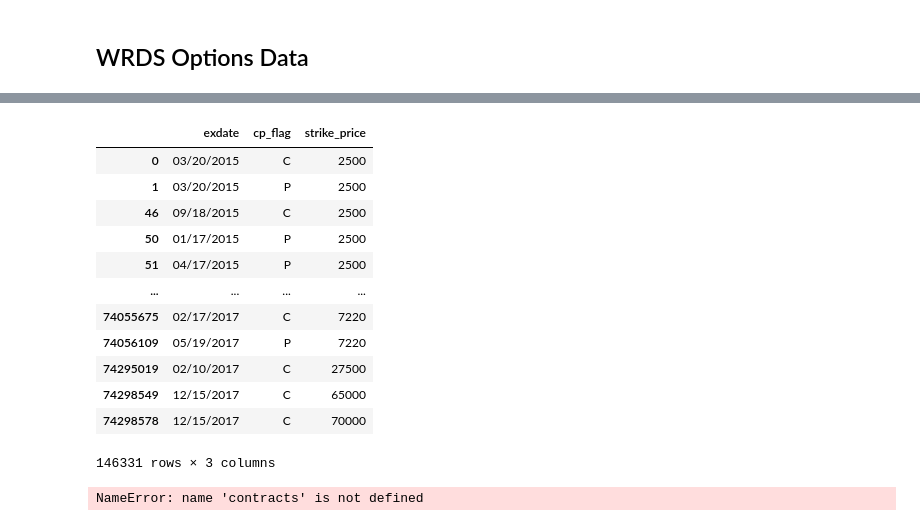
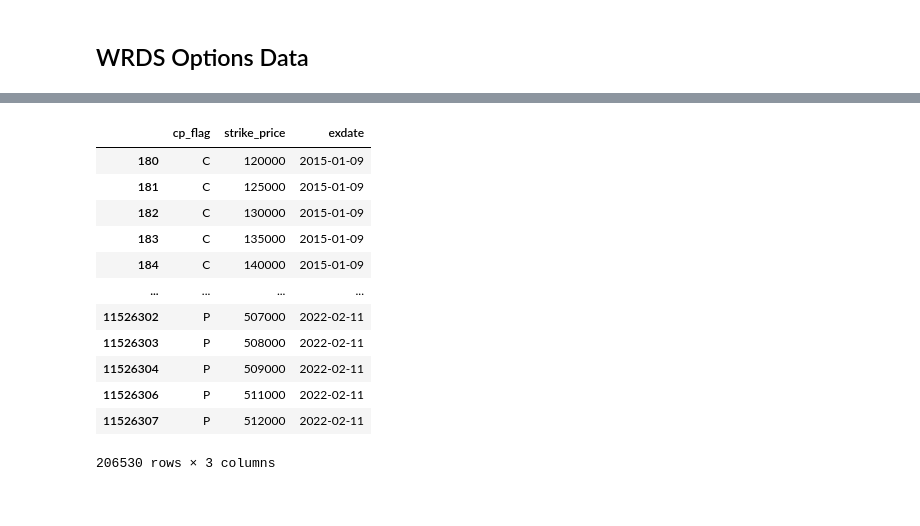
Before and after one commit to PrathamRawat/IV-Forecasting, a Jupyter notebook: code/data_preparation.ipynb, the cells around one changed output, grey strips where cells are left out. Cells and saved outputs as stored; diff of their text form; code cells hidden in the pictures.

```diff
--- a/code/data_preparation.ipynb
+++ b/code/data_preparation.ipynb
@@ -233,3 +225,3 @@ options_files = [
 # %%
-data = pd.read_csv(options_files[0])
+data = pd.read_csv("../csv/options/raw/data.csv")
 # %%
@@ -243,0 +247,2 @@ data.head()
+# %%
+data = data.drop(["index_flag", "issuer", "exercise_style", "symbol", "optionid", "secid"], axis=1)
@@ -243,0 +263,9 @@ data.head()
+# %%
+data["strike_price"] = data["strike_price"].astype("int32")
+data["volume"] = data["volume"].astype("int32")
+
+data["impl_volatility"] = data["impl_volatility"].astype("float32")
+data["delta"] = data["delta"].astype("float32")
+data["gamma"] = data["gamma"].astype("float32")
+data["vega"] = data["vega"].astype("float32")
+data["theta"] = data["theta"].astype("float32")
@@ -244,21 +286,17 @@ data.head()
 # %%
-contracts = data[["exdate", "cp_flag", "strike_price"]].drop_duplicates()
+contracts = data[["cp_flag", "strike_price", "exdate"]].drop_duplicates()
 contracts
 # %% [output]
-|  | exdate | cp_flag | strike_price |
-| 0 | 03/20/2015 | C | 2500 |
-| 1 | 03/20/2015 | P | 2500 |
-| 46 | 09/18/2015 | C | 2500 |
-| 50 | 01/17/2015 | P | 2500 |
-| 51 | 04/17/2015 | P | 2500 |
+|  | cp_flag | strike_price | exdate |
+| 180 | C | 120000 | 2015-01-09 |
+| 181 | C | 125000 | 2015-01-09 |
+| 182 | C | 130000 | 2015-01-09 |
+| 183 | C | 135000 | 2015-01-09 |
+| 184 | C | 140000 | 2015-01-09 |
 | ... | ... | ... | ... |
-| 74055675 | 02/17/2017 | C | 7220 |
-| 74056109 | 05/19/2017 | P | 7220 |
-| 74295019 | 02/10/2017 | C | 27500 |
-| 74298549 | 12/15/2017 | C | 65000 |
-| 74298578 | 12/15/2017 | C | 70000 |
+| 11526302 | P | 507000 | 2022-02-11 |
+| 11526303 | P | 508000 | 2022-02-11 |
+| 11526304 | P | 509000 | 2022-02-11 |
+| 11526306 | P | 511000 | 2022-02-11 |
+| 11526307 | P | 512000 | 2022-02-11 |
-146331 rows × 3 columns
+206530 rows × 3 columns
-# %%
-len(contracts) / 2
-# %% [output]
-NameError: name 'contracts' is not defined
```
Also changed, not shown: parts of 19 cells of this notebook.
